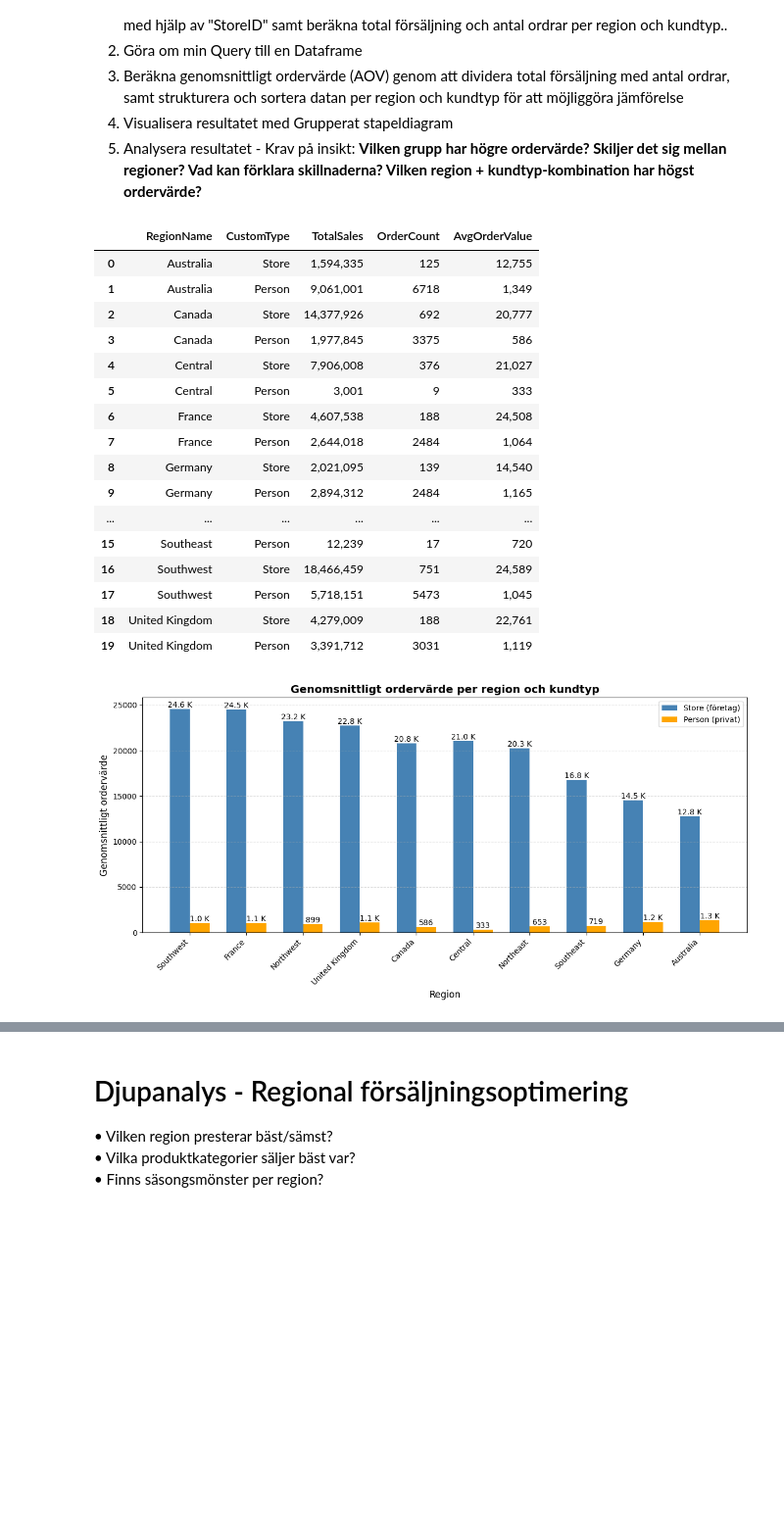
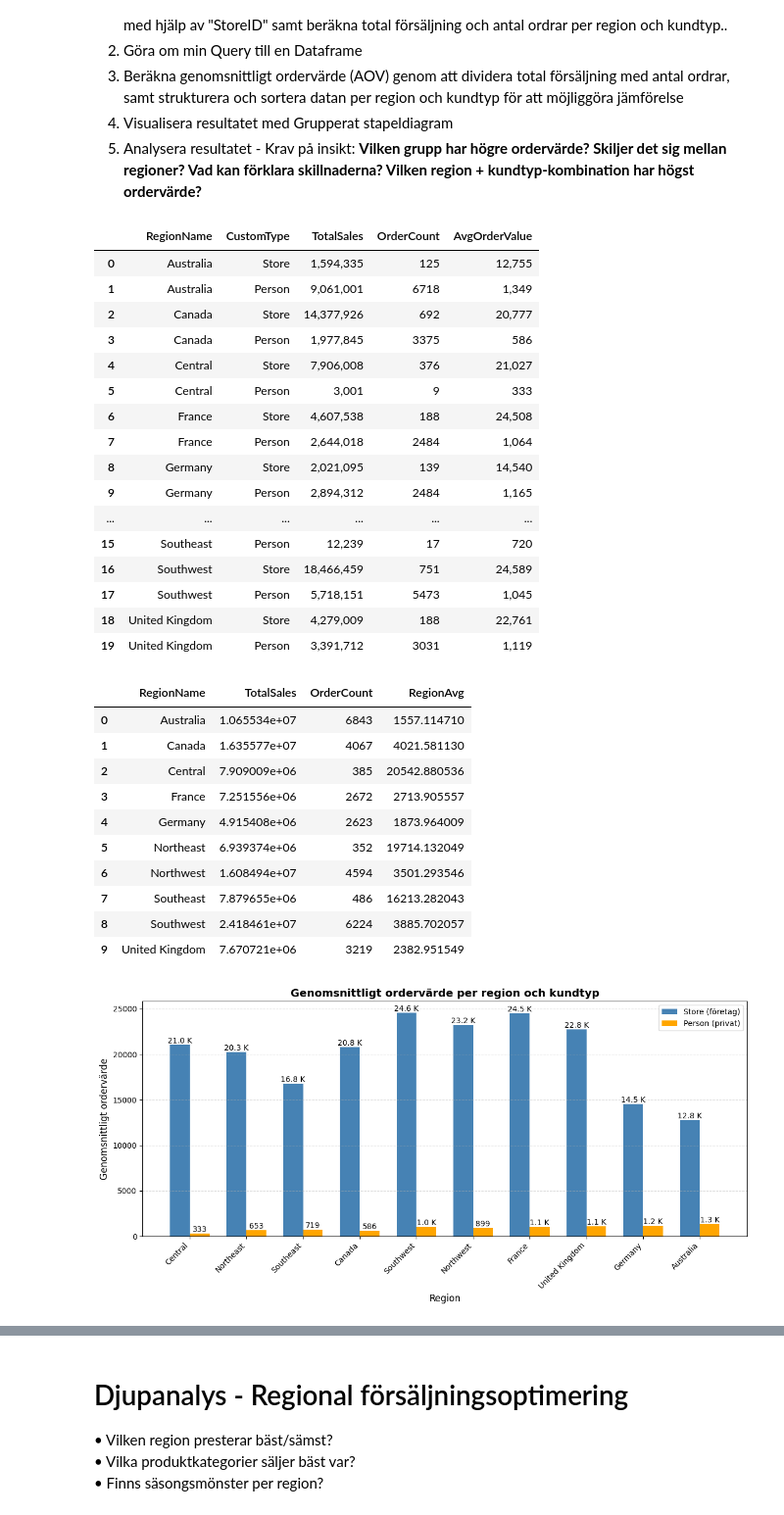
Before and after one commit to Shara-Hysen/adventureworks-sales-analysis-assignment, a Jupyter notebook: analysis.ipynb, the cells around one changed output, grey strips where cells are left out. Shown at 98% size. Drawn from its saved outputs; the diff is of its cells as text; code cells hidden in the pictures; blank space fills up the shorter version.

```diff
--- a/analysis.ipynb
+++ b/analysis.ipynb
@@ -546,18 +545,24 @@ ORDER BY st.Name, CustomType DESC
 
 df_vis7 = query_df(query_vis7)
 
-# Skapa ny kolumn med avg för varje rad
+# Skapa ny kolumn med AOV för varje rad
 df_vis7['AvgOrderValue'] = df_vis7['TotalSales'] / df_vis7['OrderCount']
 
 display(df_vis7.style.format({'TotalSales': '{:,.0f}','AvgOrderValue': '{:,.0f}'}))
 
+# Gruppera på region, skapa ny kolumn med AOV för varje region.
+region_totals = df_vis7.groupby('RegionName').agg({
+    'TotalSales': 'sum',
+    'OrderCount': 'sum'
+}).reset_index()
 
-# Gruppera på region och sortera på totalt genomsnitt, högst först
-region_order = (df_vis7.groupby('RegionName')['AvgOrderValue']
-              .mean()
-              .sort_values(ascending=False)
-              .index
-              )
+region_totals['RegionAvg'] = region_totals['TotalSales'] / region_totals['OrderCount']
+display(region_totals)
+
+#sortera på totalt genomsnitt, högst först
+region_order = region_totals.sort_values('RegionAvg', ascending=False)['RegionName']
+
+
 
 # Dela upp "Store" och "Person" i separata DataFrames
 df_store = df_vis7[df_vis7['CustomType'] == 'Store'].set_index('RegionName')
@@ -584,34 +589,45 @@ bars_person = ax.bar(x + width/2, person_values, width, label='Person (privat)',
 autolabel_bars(ax, bars_store, orientation='vertical')
 autolabel_bars(ax, bars_person, orientation='vertical')
 
 ax.set_xlabel('Region', fontsize=12)
 ax.set_ylabel('Genomsnittligt ordervärde', fontsize=12)
 ax.set_title('Genomsnittligt ordervärde per region och kundtyp',fontsize=14, fontweight='bold')
 ax.set_xticks(x)
 ax.set_xticklabels(regions, rotation=45, ha='right')
 ax.grid(axis='y', linestyle='--', alpha=0.4)
 ax.legend()
 plt.tight_layout()
 plt.show()
 # %% [output]
 |  | RegionName | CustomType | TotalSales | OrderCount | AvgOrderValue |
 | 0 | Australia | Store | 1,594,335 | 125 | 12,755 |
 | 1 | Australia | Person | 9,061,001 | 6718 | 1,349 |
 | 2 | Canada | Store | 14,377,926 | 692 | 20,777 |
 | 3 | Canada | Person | 1,977,845 | 3375 | 586 |
 | 4 | Central | Store | 7,906,008 | 376 | 21,027 |
 | 5 | Central | Person | 3,001 | 9 | 333 |
 | 6 | France | Store | 4,607,538 | 188 | 24,508 |
 | 7 | France | Person | 2,644,018 | 2484 | 1,064 |
 | 8 | Germany | Store | 2,021,095 | 139 | 14,540 |
 | 9 | Germany | Person | 2,894,312 | 2484 | 1,165 |
 | ... | ... | ... | ... | ... | ... |
 | 15 | Southeast | Person | 12,239 | 17 | 720 |
 | 16 | Southwest | Store | 18,466,459 | 751 | 24,589 |
 | 17 | Southwest | Person | 5,718,151 | 5473 | 1,045 |
 | 18 | United Kingdom | Store | 4,279,009 | 188 | 22,761 |
 | 19 | United Kingdom | Person | 3,391,712 | 3031 | 1,119 |
+|  | RegionName | TotalSales | OrderCount | RegionAvg |
+| 0 | Australia | 1.065534e+07 | 6843 | 1557.114710 |
+| 1 | Canada | 1.635577e+07 | 4067 | 4021.581130 |
+| 2 | Central | 7.909009e+06 | 385 | 20542.880536 |
+| 3 | France | 7.251556e+06 | 2672 | 2713.905557 |
+| 4 | Germany | 4.915408e+06 | 2623 | 1873.964009 |
+| 5 | Northeast | 6.939374e+06 | 352 | 19714.132049 |
+| 6 | Northwest | 1.608494e+07 | 4594 | 3501.293546 |
+| 7 | Southeast | 7.879655e+06 | 486 | 16213.282043 |
+| 8 | Southwest | 2.418461e+07 | 6224 | 3885.702057 |
+| 9 | United Kingdom | 7.670721e+06 | 3219 | 2382.951549 |
-[figure, old version]
+[figure, new version]
 # %% [markdown]
 ### Insikter - Genomsnittligt ordervärde per region och kundtyp
 
```
Also changed, not shown: parts of 4 cells of this notebook, 1 other file.
